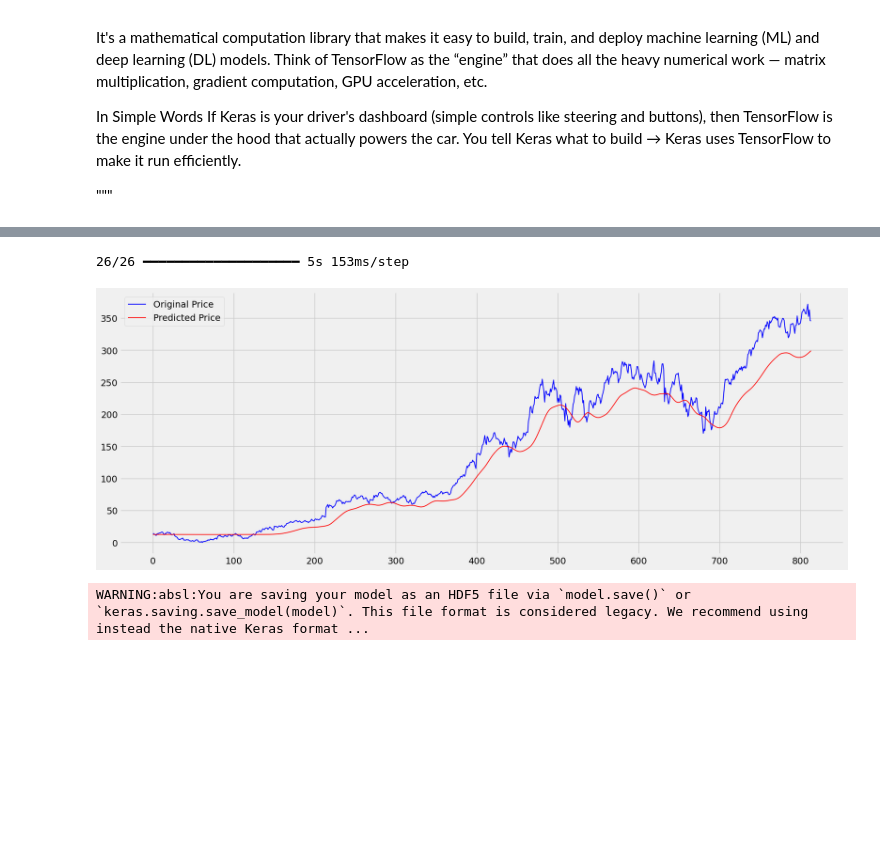
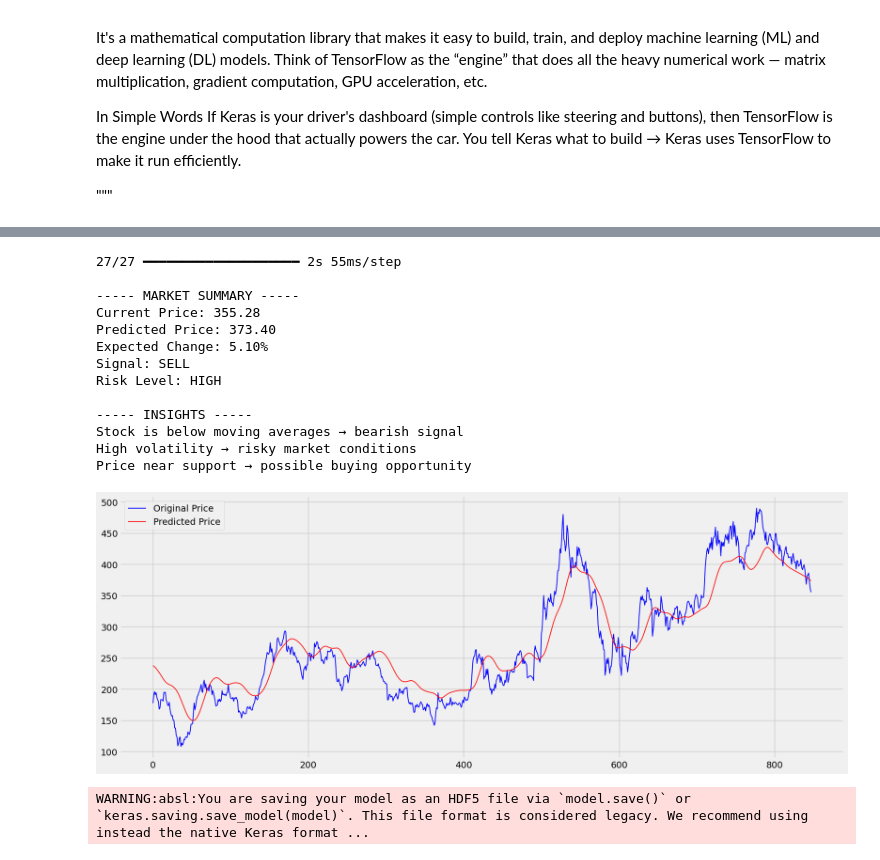
Before and after one commit to vedprakash8721/Stock-Trend-Forecasting, a Jupyter notebook: data/Code.ipynb, the cells around one changed output, grey strips where cells are left out. Saved outputs shown, nothing was run; the diff lists cells and outputs as text; code cells hidden in the pictures; blank space fills up the shorter version.

```diff
--- a/data/Code.ipynb
+++ b/data/Code.ipynb
@@ -276,25 +324,70 @@ Epoch 5/5
 # %%
 past_100_days=data_training.tail(100)
 final_df=pd.concat([past_100_days,data_testing],ignore_index=True)
-input_data=Scaler.fit_transform(final_df)
+input_data=Scaler.transform(final_df)
 x_test=[]
 y_test=[]
 for i in range(100,input_data.shape[0]):
     x_test.append(input_data[i-100:i])
     y_test.append(input_data[i,0])
 x_test,y_test=np.array(x_test),np.array(y_test)
 y_predicted=model.predict(x_test)
-Scaler.scale_
-scaler_factor=1/0.00268991
-y_predicted=y_predicted*scaler_factor
-y_test=y_test*scaler_factor
+y_predicted = Scaler.inverse_transform(y_predicted)
+
+# ------------------ PERFORMANCE SUMMARY ------------------
+current_price = df['Close'].iloc[-1]
+predicted_price = y_predicted[-1][0]
+change_percent = ((predicted_price - current_price) / current_price) * 100
+
+print("\n----- MARKET SUMMARY -----")
+print(f"Current Price: {current_price:.2f}")
+print(f"Predicted Price: {predicted_price:.2f}")
+print(f"Expected Change: {change_percent:.2f}%")
+print(f"Signal: {signal}")
+print(f"Risk Level: {risk}")
+
+# ------------------ INSIGHTS ------------------
+print("\n----- INSIGHTS -----")
+
+if signal == "BUY":
+    print("Stock is above moving averages → bullish signal")
+elif signal == "SELL":
+    print("Stock is below moving averages → bearish signal")
+else:
+    print("Stock is moving sideways (no strong signal)")
+
+if risk == "HIGH":
+    print("High volatility → risky market conditions")
+elif risk == "LOW":
+    print("Low volatility → stable market")
+else:
+    print("Moderate volatility → normal market")
+
+if current_price <= latest_support * 1.02:
+    print("Price near support → possible buying opportunity")
+elif current_price >= latest_resistance * 0.98:
+    print("Price near resistance → possible selling pressure")
+
+y_test = Scaler.inverse_transform(y_test.reshape(-1,1))
 plt.figure(figsize=(18,7))
 plt.plot(y_test,label='Original Price',linewidth=1.3,color='blue')
 plt.plot(y_predicted,label='Predicted Price',linewidth=1.2,color='red')
 plt.legend()
 plt.show()
 model.save('stock_dl_model.h5')
 # %% [output]
-26/26 ━━━━━━━━━━━━━━━━━━━━ 5s 153ms/step
+27/27 ━━━━━━━━━━━━━━━━━━━━ 2s 55ms/step
+
+----- MARKET SUMMARY -----
+Current Price: 355.28
+Predicted Price: 373.40
+Expected Change: 5.10%
+Signal: SELL
+Risk Level: HIGH
+
+----- INSIGHTS -----
+Stock is below moving averages → bearish signal
+High volatility → risky market conditions
+Price near support → possible buying opportunity
-[figure, old version]
+[figure, new version]
 WARNING:absl:You are saving your model as an HDF5 file via `model.save()` or `keras.saving.save_model(model)`. This file format is considered legacy. We recommend using instead the native Keras format ...
```
Also changed, not shown: parts of 2 cells of this notebook.
